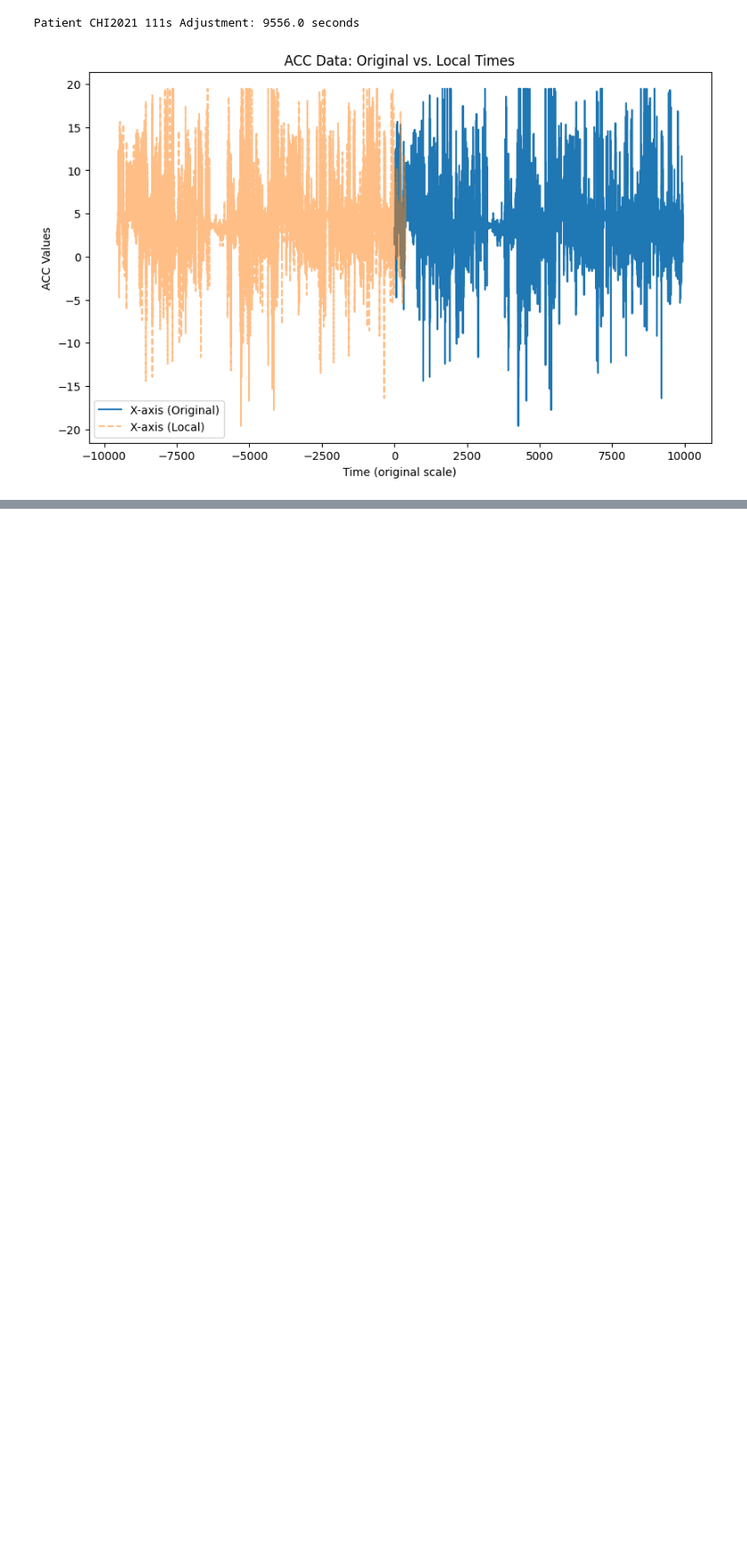
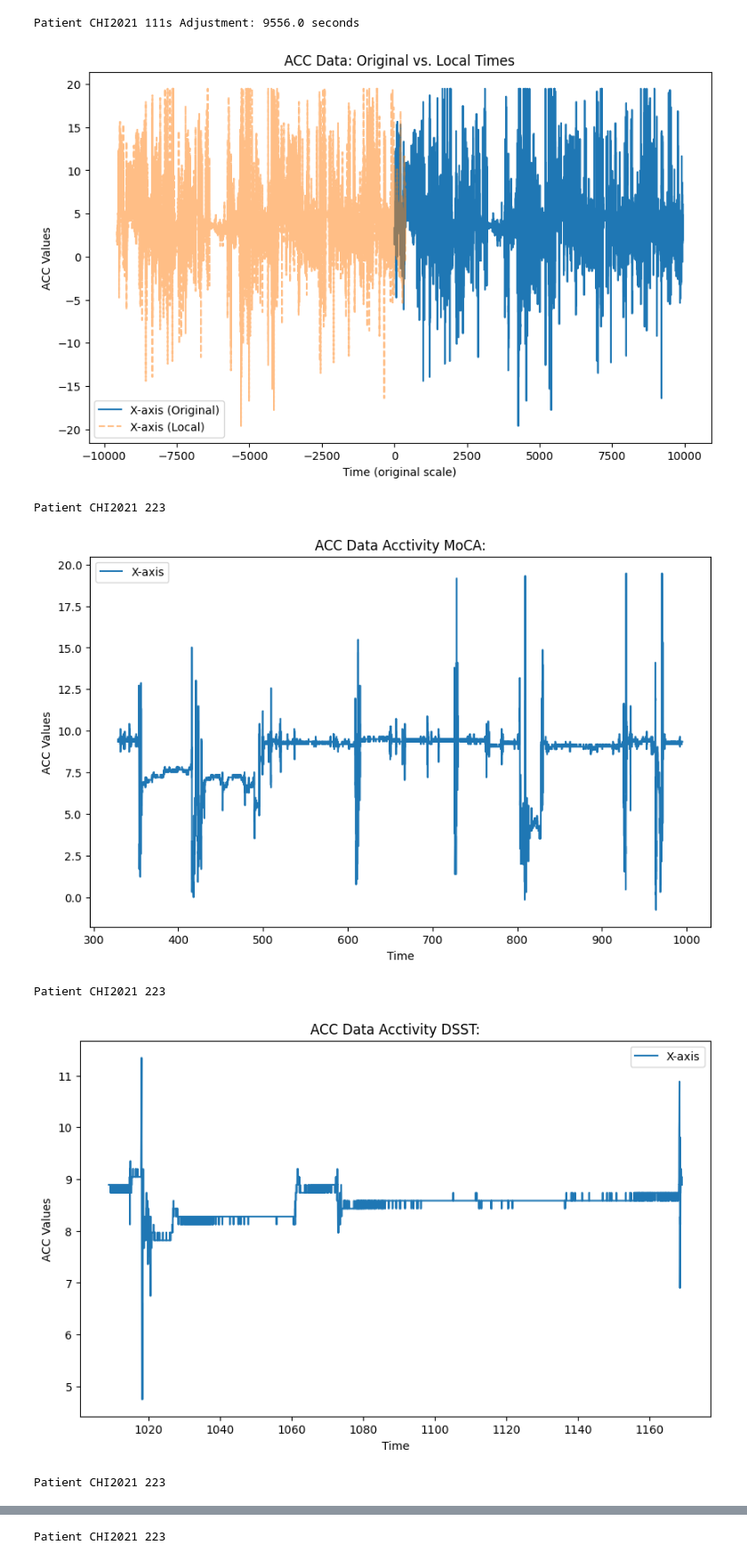
Before and after one commit to ScreamingPigeon/ms-analysis-23, a Jupyter notebook: read.ipynb, the cells around one changed output, grey strips where cells are left out. Shown at 89% size. Drawn from its saved outputs; the diff is of its cells as text; code cells hidden in the pictures; blank space fills up the shorter version.

```diff
--- a/read.ipynb
+++ b/read.ipynb
@@ -381,9 +380,8 @@ def plot_sbs(person):
     # plt.plot(person_11['t'], person_11['y'], label='Y-axis (Original)')
     # plt.plot(person_11['t'], person_11['z'], label='Z-axis (Original)')
 
-    # Local times adjusted
-    # Adjusting local times for plotting purposes to visually compare on the same x-axis
-    # Here, we plot local times but shift the labels to compare directly
+    # Adjusting local times for plotting to visually compare on the same x-axis
+    # plot local times but shift the labels to compare directly
     plt.plot(person.acc['t'] - adjustment, person.acc['x'], '--', label='X-axis (Local)', alpha=0.5)
     # plt.plot(person_11['t'] - local_time_adjustment, person_11['y'], '--', label='Y-axis (Local)', alpha=0.5)
     # plt.plot(person_11['t'] - local_time_adjustment, person_11['z'], '--', label='Z-axis (Local)', alpha=0.5)
@@ -393,8 +391,33 @@ def plot_sbs(person):
     plt.ylabel('ACC Values')
     plt.legend()
     plt.show()
+
+def person_activities_plot(person):
+    for activity in  reversed(person.activities):
+        if activity.acc is not None and len(activity.acc) > 0:
+            plt.figure(figsize=(10, 6))
+            print(f'Patient {person.id}')
+
+            # Original times
+            plt.plot(activity.acc['t'], activity.acc['x'], label='X-axis')
+            # plt.plot(activity['t'], activity['y'], label='Y-axis')
+            # plt.plot(activity['t'], activity['z'], label='Z-axis')
+
+            plt.title(f'ACC Data Acctivity {activity.name}:')
+            plt.xlabel('Time')
+            plt.ylabel('ACC Values')
+            plt.legend()
+            plt.show()
 # %%
 plot_sbs(matched_patients[6])
 # %% [output]
 Patient CHI2021 111s Adjustment: 9556.0 seconds
 [figure]
+# %%
+person_activities_plot(matched_patients[0])
+# %% [output]
+Patient CHI2021 223
+[figure, added]
+Patient CHI2021 223
+[figure, added]
+Patient CHI2021 223
@@ -400,0 +425 @@ Patient CHI2021 111s Adjustment: 9556.0 seconds
+Patient CHI2021 223
```
Also changed, not shown: parts of 4 cells of this notebook.
